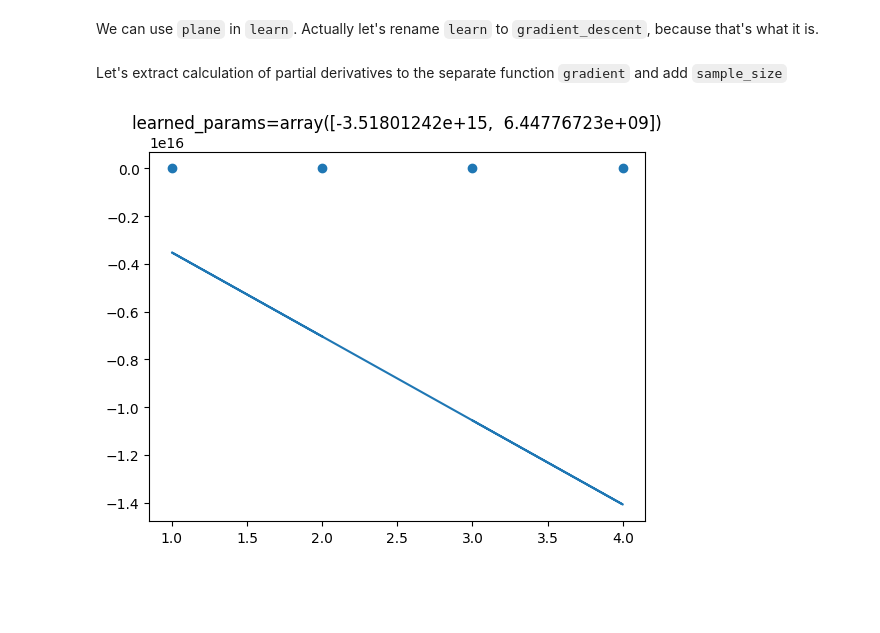
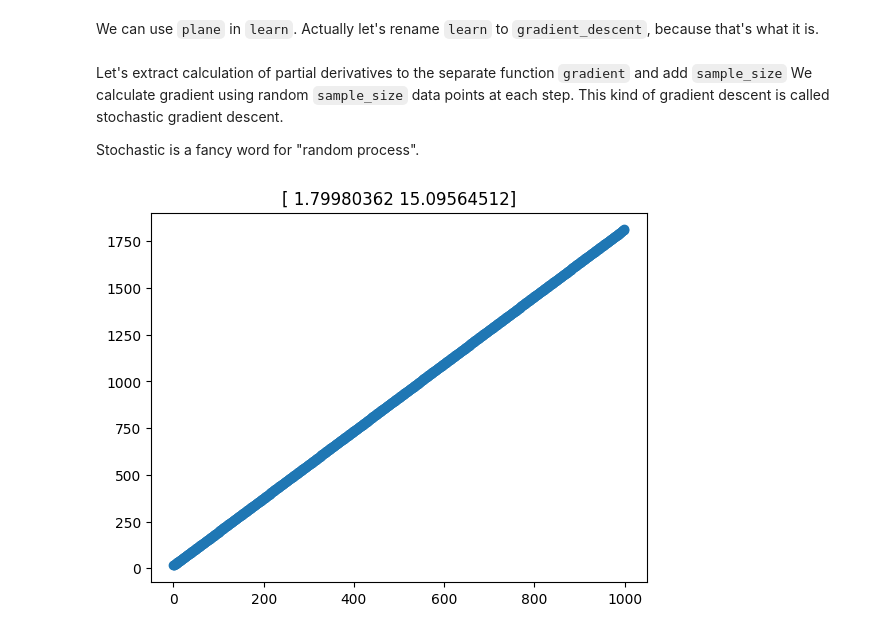
Before and after one commit to alexandershov/little-learner, a Jupyter notebook: little_learner.ipynb, the cells around one changed output. Saved outputs shown, nothing was run; the diff lists cells and outputs as text; code cells hidden in the pictures; blank space fills up the shorter version.

Commit message:
implement * stochastic gradient descent * momentum gradient descent * smooth

```diff
--- a/little_learner.ipynb
+++ b/little_learner.ipynb
@@ -53,7 +53,7 @@ def learn(target, learning_rates, xs, ys, delta=0.0001, num_iterations=1000):
         params += change
     plt.scatter(line_xs, line_ys)
     plt.plot(line_xs, line(line_xs, params))
-    plt.title(f'{params=}')
+    plt.title(f'{params}')
     plt.show()
     return params
 
@@ -74,6 +74,9 @@ We can use `plane` in `learn`. Actually let's rename `learn` to `gradient_descen
 gradient_descent = learn
 # %% [markdown]
 Let's extract calculation of partial derivatives to the separate function `gradient` and add `sample_size`
+We calculate gradient using random `sample_size` data points at each step. This kind of gradient descent is called stochastic gradient descent.
+
+Stochastic is a fancy word for "random process".
 # %%
 def l2_loss_gradient(target, xs, ys, params, delta=0.0001, sample_size=None):
     # TODO: rewrite it using numpy vector operations for efficiency
@@ -85,37 +88,61 @@ def l2_loss_gradient(target, xs, ys, params, delta=0.0001, sample_size=None):
         indexes = np.random.randint(0, len(xs), sample_size)
 
     calc_loss = l2_loss(target, xs[indexes], ys[indexes])
     loss = calc_loss(params)
     for j, value in enumerate(params):
         learning_params = params.copy()
         learning_params[j] += delta
         next_loss = calc_loss(learning_params)
         # loss_rate is a gradient
         # we slide on the gradient at each point to find the
         # better-fitted params
         loss_rate = (next_loss - loss) / delta
         gs.append(loss_rate)
     return np.array(gs)
 
 
-def gradient_descent(target, xs, ys, learning_rates, sample_size=None, delta=0.0001, num_iterations=1000):
+def gradient_descent(target, xs, ys, learning_rates, sample_size=None, delta=0.0001, num_iterations=1000, verbose=False):
     # initial params
     params = np.array([0.0, 0.0])
     for i in range(num_iterations):
         # we calculate partial derivatives and update each param
         # using learning_rate
-        gs = l2_loss_gradient(target, xs, ys, params, sample_size=sample_size)
-        params += -gs * learning_rates
+        gs = l2_loss_gradient(target, xs, ys, params, sample_size=sample_size, delta=delta)
+        base_velocity = -gs * learning_rates
+        params += base_velocity
+        if verbose:
+            print(f'i={i} gs={gs}, params={params}')
     return params
 
 
 def line_plot(xs, ys, learned_params):
     plt.scatter(xs, ys)
     plt.plot(xs, line(xs, learned_params))
-    plt.title(f'{learned_params=}')
+    plt.title(f'{learned_params}')
     plt.show()
 
-learned_params = gradient_descent(line, np.arange(0, 100), np.arange(0, 100) * 1.5, sample_size=None, learning_rates=np.array([0.01, 0.01]))
-line_plot(line_xs, line_ys, learned_params)
+
+def build_loss_plot(target, xs, ys):
+    plot_xs = np.linspace(-20, 20, 1000)
+    objective_fn = l2_loss(target, xs, ys)
+    plot_ys_list = []
+    for m in plot_xs:
+        params = [m, 0]
+        loss = objective_fn(params)
+        plot_ys_list.append(loss)
+    plot_ys = np.array(plot_ys_list)
+    plt.plot(plot_xs, plot_ys)
+    plt.title(f'loss(m)')
+    plt.show()
+
+
+learned_params = gradient_descent(line,
+                                  np.arange(0, 1000),
+                                  np.arange(0, 1000) * 1.8 + 15,
+                                  sample_size=15,
+                                  learning_rates=np.array([1e-8, 1e-2]),
+                                  num_iterations=30000,
+                                  verbose=False)
+line_plot(np.arange(0, 1000), np.arange(0, 1000) * 1.8 + 15, learned_params)
 # %% [output]
-[figure, old version]
+[figure, new version]
```
Also changed, not shown: parts of 10 cells of this notebook.
